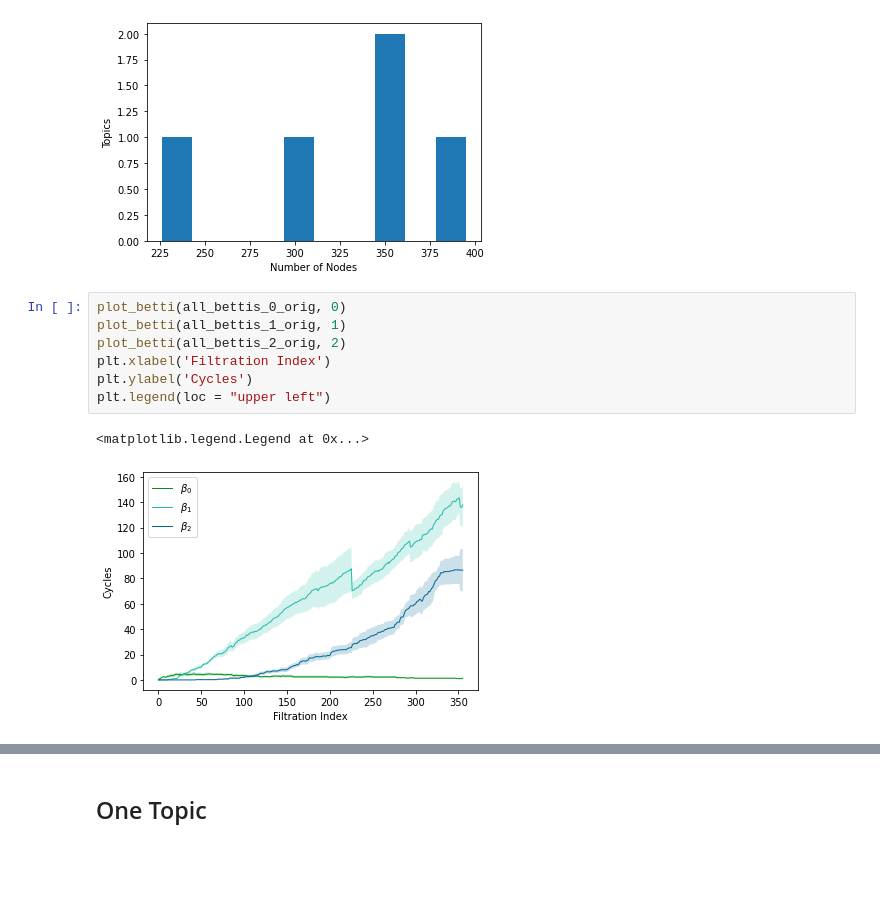
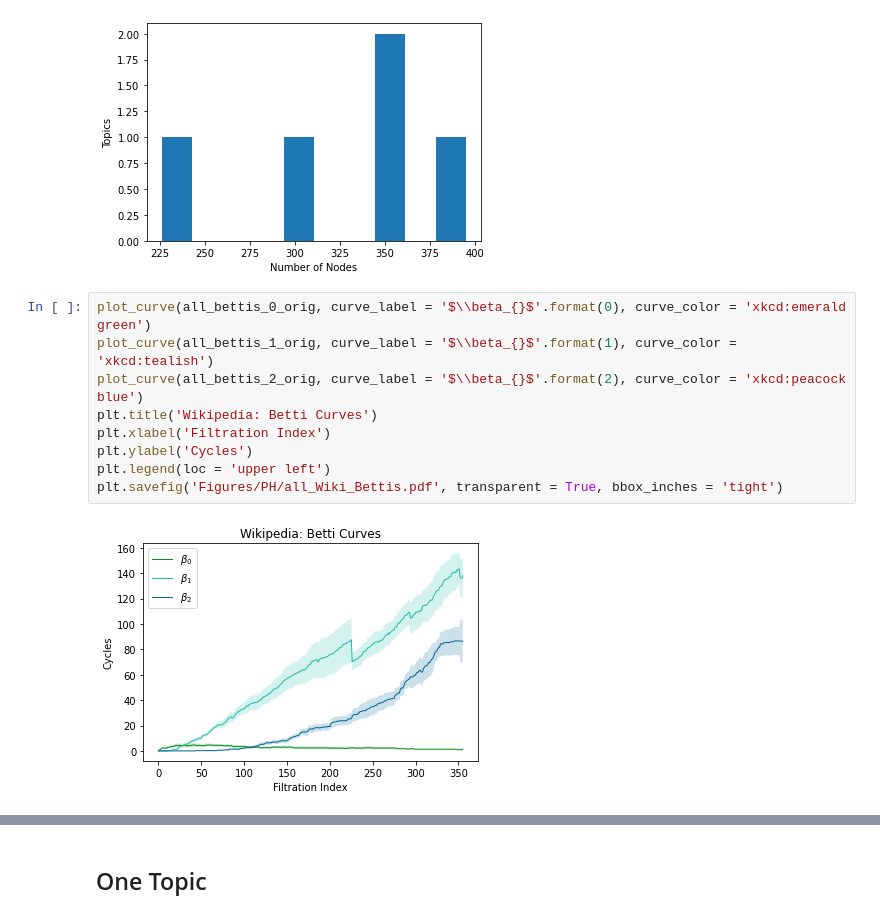
Before and after one commit to spatank/Curiosity, a Jupyter notebook: v8/PH_plotting.ipynb, the cells around one changed output, grey strips where cells are left out. Drawn from its saved outputs; the diff is of its cells as text; blank space fills up the shorter version.

```diff
--- a/v8/PH_plotting.ipynb
+++ b/v8/PH_plotting.ipynb
@@ -409,13 +401,14 @@ plt.ylabel('Topics')
 Text(0, 0.5, 'Topics')
 [figure]
 # %%
-plot_betti(all_bettis_0_orig, 0)
-plot_betti(all_bettis_1_orig, 1)
-plot_betti(all_bettis_2_orig, 2)
+plot_curve(all_bettis_0_orig, curve_label = '$\\beta_{}$'.format(0), curve_color = 'xkcd:emerald green')
+plot_curve(all_bettis_1_orig, curve_label = '$\\beta_{}$'.format(1), curve_color = 'xkcd:tealish')
+plot_curve(all_bettis_2_orig, curve_label = '$\\beta_{}$'.format(2), curve_color = 'xkcd:peacock blue')
+plt.title('Wikipedia: Betti Curves')
 plt.xlabel('Filtration Index')
 plt.ylabel('Cycles')
-plt.legend(loc = "upper left")
+plt.legend(loc = 'upper left')
+plt.savefig('Figures/PH/all_Wiki_Bettis.pdf', transparent = True, bbox_inches = 'tight')
 # %% [output]
-<matplotlib.legend.Legend at 0x...>
-[figure, old version]
+[figure, new version]
 # %%
```
Also changed, not shown: parts of 57 cells of this notebook.
